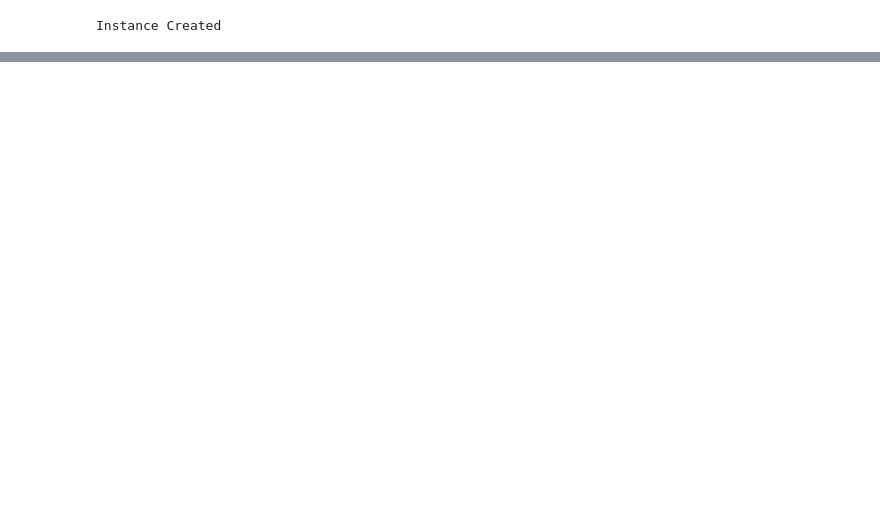
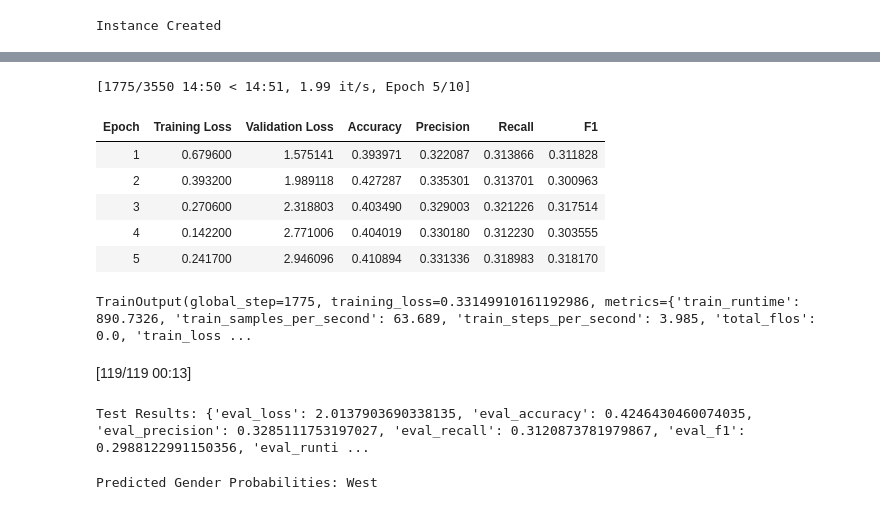
Before and after one commit to 5usan/Few-Shot-GNN-LLM, a Jupyter notebook: data-related/GeoText.ipynb, the cells around one changed output, grey strips where cells are left out. Saved outputs shown, nothing was run; the diff lists cells and outputs as text; code cells hidden in the pictures; blank space fills up the shorter version.

Commit message:
ADDED: graph and LLM implementation for geotext dataset

```diff
--- a/data-related/GeoText.ipynb
+++ b/data-related/GeoText.ipynb
@@ -162,0 +245,3 @@ bert_embeddings = bert_instance.embeddings
+# %%
+graph_data = Data(x=node_features, edge_index=edge_index, y=node_label)
+graph_data
@@ -162,0 +543,58 @@ bert_embeddings = bert_instance.embeddings
+# %%
+def compute_metrics(pred):
+    labels = pred.label_ids
+    preds = pred.predictions.argmax(-1)
+    precision, recall, f1, _ = precision_recall_fscore_support(labels, preds, zero_division=1, average='macro')
+    acc = accuracy_score(labels, preds)
+    return {
+        'accuracy': acc,
+        'precision': precision,
+        'recall': recall,
+        'f1': f1,
+    }
+# %%
+training_args = TrainingArguments(
+    output_dir="./geotext-bertResults",
+    eval_strategy="epoch",
+    save_strategy="epoch",
+    learning_rate=1e-5,
+    per_device_train_batch_size=16,
+    per_device_eval_batch_size=16,
+    num_train_epochs=10,
+    weight_decay=0.01,
+    logging_dir='./logs',
+    logging_steps=100,
+    load_best_model_at_end=True,
+    metric_for_best_model="accuracy",
+    report_to="none",
+    # warmup_ratio=0.06,  # Prevent aggressive weight updates early
+    # gradient_accumulation_steps=2,  # Simulate larger batch without increasing memory
+    # fp16=True,  # Use mixed precision training if available
+)
+# %%
+trainer = Trainer(
+    model=model,
+    args=training_args,
+    train_dataset=train_dataset,
+    eval_dataset=val_dataset,
+    compute_metrics=compute_metrics,
+    callbacks=[EarlyStoppingCallback(early_stopping_patience=3)]
+)
+# %%
+trainer.train()
+# %% [output]
+[1775/3550 14:50 < 14:51, 1.99 it/s, Epoch 5/10]
+| Epoch | Training Loss | Validation Loss | Accuracy | Precision | Recall | F1 |
+| 1 | 0.679600 | 1.575141 | 0.393971 | 0.322087 | 0.313866 | 0.311828 |
+| 2 | 0.393200 | 1.989118 | 0.427287 | 0.335301 | 0.313701 | 0.300963 |
+| 3 | 0.270600 | 2.318803 | 0.403490 | 0.329003 | 0.321226 | 0.317514 |
+| 4 | 0.142200 | 2.771006 | 0.404019 | 0.330180 | 0.312230 | 0.303555 |
+| 5 | 0.241700 | 2.946096 | 0.410894 | 0.331336 | 0.318983 | 0.318170 |
+TrainOutput(global_step=1775, training_loss=0.33149910161192986, metrics={'train_runtime': 890.7326, 'train_samples_per_second': 63.689, 'train_steps_per_second': 3.985, 'total_flos': 0.0, 'train_loss ...
+# %%
+
+test_results = trainer.evaluate(test_dataset)
+print(f'Test Results: {test_results}')
+# %% [output]
+[119/119 00:13]
+Test Results: {'eval_loss': 2.0137903690338135, 'eval_accuracy': 0.4246430460074035, 'eval_precision': 0.3285111753197027, 'eval_recall': 0.3120873781979867, 'eval_f1': 0.2988122991150356, 'eval_runti ...
@@ -162,0 +611,6 @@ bert_embeddings = bert_instance.embeddings
+# %%
+example_text = "I love watching football and playing video games."
+prediction = predict(example_text, model)
+print(f"Predicted Gender Probabilities: {prediction}")
+# %% [output]
+Predicted Gender Probabilities: West
```
Also changed, not shown: parts of 56 cells of this notebook, 1 other file.
